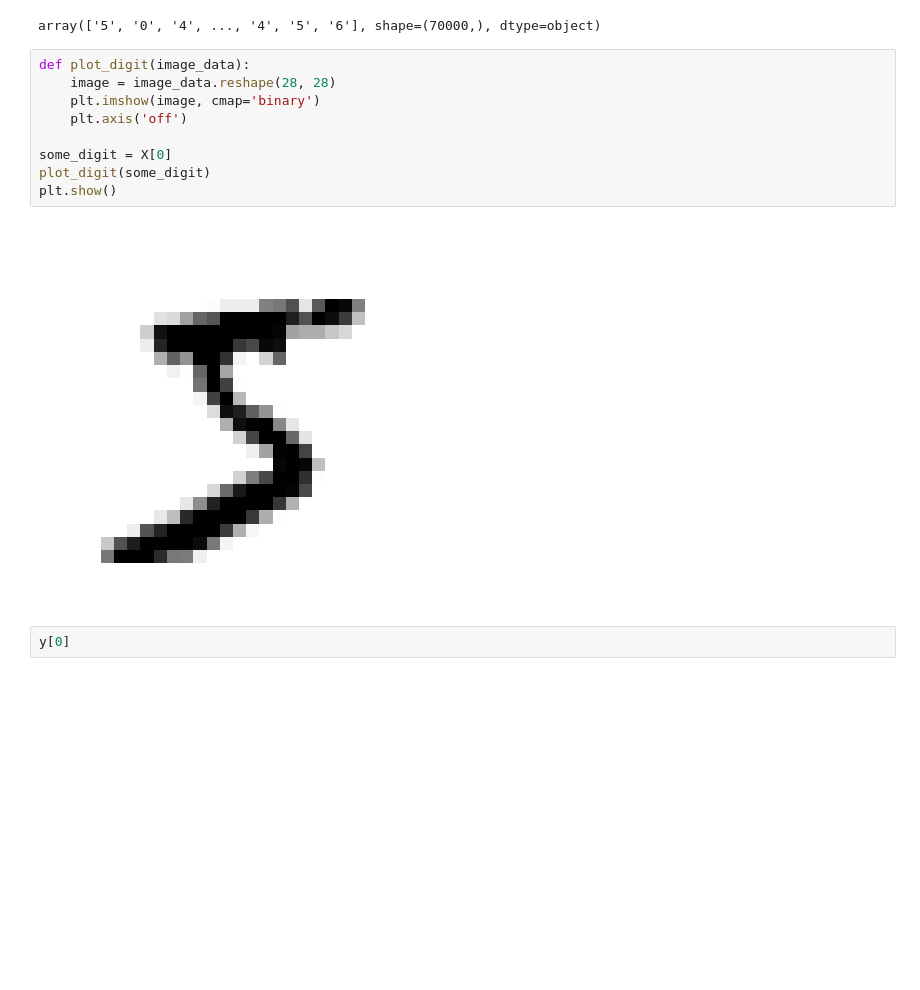
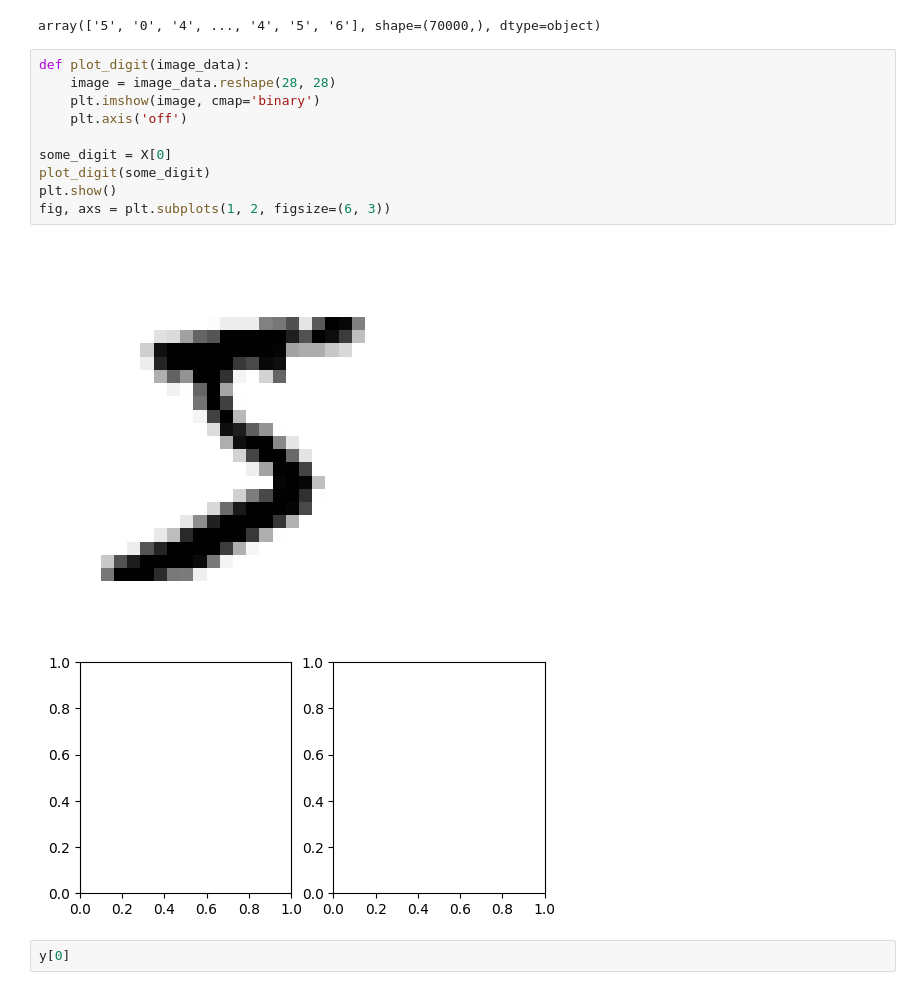
Before and after one commit to Sechi42/homl-study, a Jupyter notebook: 03_classification/03_classification.ipynb, the cells around one changed output. Saved outputs shown, nothing was run; the diff lists cells and outputs as text; blank space fills up the shorter version.

```diff
--- a/03_classification/03_classification.ipynb
+++ b/03_classification/03_classification.ipynb
@@ -62,14 +62,16 @@ array(['5', '0', '4', ..., '4', '5', '6'], shape=(70000,), dtype=object)
 # %%
 def plot_digit(image_data):
     image = image_data.reshape(28, 28)
     plt.imshow(image, cmap='binary')
     plt.axis('off')
 
 some_digit = X[0]
 plot_digit(some_digit)
 plt.show()
+fig, axs = plt.subplots(1, 2, figsize=(6, 3))
 # %% [output]
 [figure]
+[figure, added]
 # %%
 y[0]
 # %% [output]
```
Also changed, not shown: parts of 39 cells of this notebook, 2 other files.
